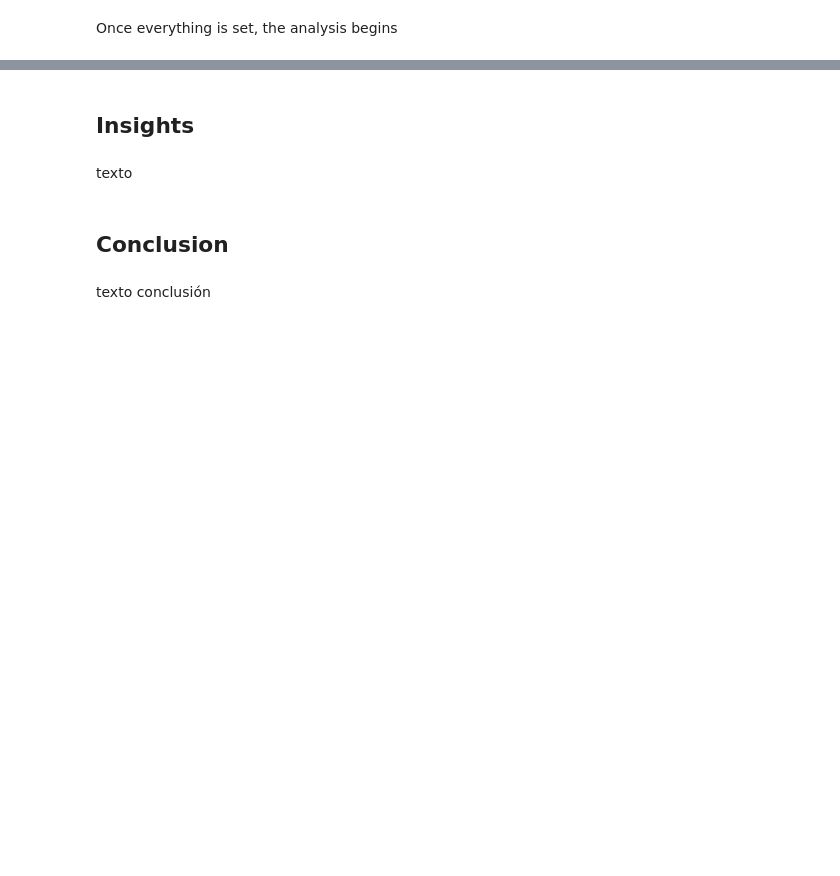
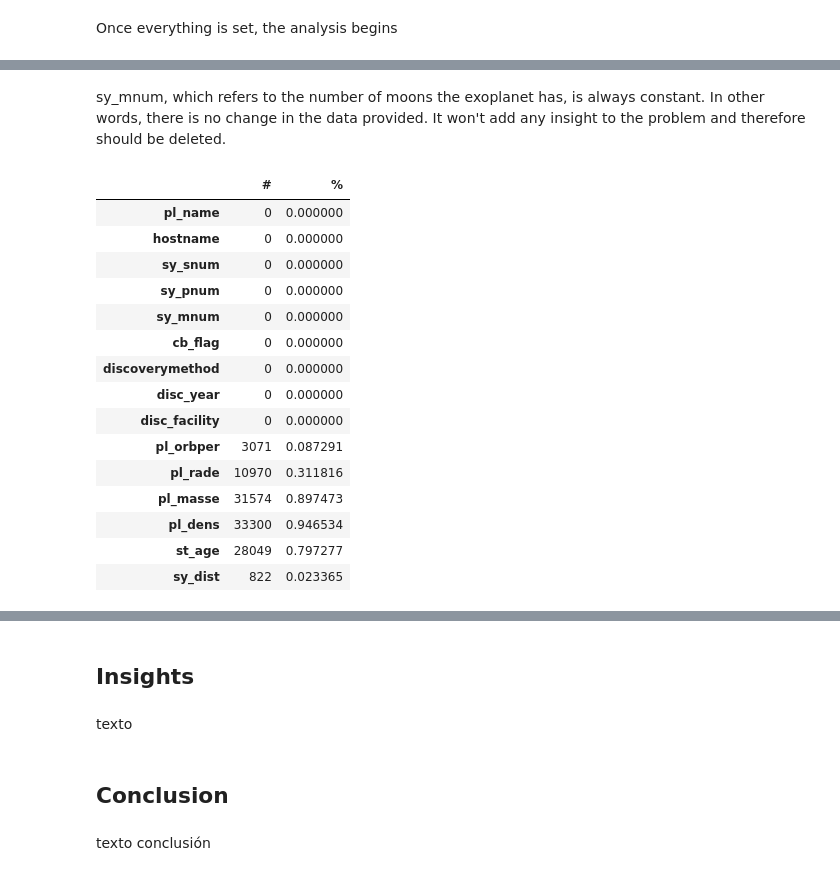
Before and after one commit to AlejandroBlancoFernandez/ExoplanetEDA, a Jupyter notebook: ExoplanetEDA.ipynb, the cells around one changed output, grey strips where cells are left out. Cells and saved outputs as stored; diff of their text form; code cells hidden in the pictures; blank space fills up the shorter version.

```diff
--- a/ExoplanetEDA.ipynb
+++ b/ExoplanetEDA.ipynb
@@ -57,0 +104,26 @@ df.head()
+# %% [markdown]
+sy_mnum, which refers to the number of moons the exoplanet has, is always constant. In other words, there is no change in the data provided. It won't add any insight to the problem and therefore should be deleted.
+# %%
+# Null values (count and %)
+
+null_values = pd.DataFrame()
+null_values['#'] = df.isnull().sum()
+null_values['%'] = null_values['#'] / len(df)
+null_values
+# %% [output]
+|  | # | % |
+| pl_name | 0 | 0.000000 |
+| hostname | 0 | 0.000000 |
+| sy_snum | 0 | 0.000000 |
+| sy_pnum | 0 | 0.000000 |
+| sy_mnum | 0 | 0.000000 |
+| cb_flag | 0 | 0.000000 |
+| discoverymethod | 0 | 0.000000 |
+| disc_year | 0 | 0.000000 |
+| disc_facility | 0 | 0.000000 |
+| pl_orbper | 3071 | 0.087291 |
+| pl_rade | 10970 | 0.311816 |
+| pl_masse | 31574 | 0.897473 |
+| pl_dens | 33300 | 0.946534 |
+| st_age | 28049 | 0.797277 |
+| sy_dist | 822 | 0.023365 |
```
Also changed, not shown: parts of 17 cells of this notebook.
